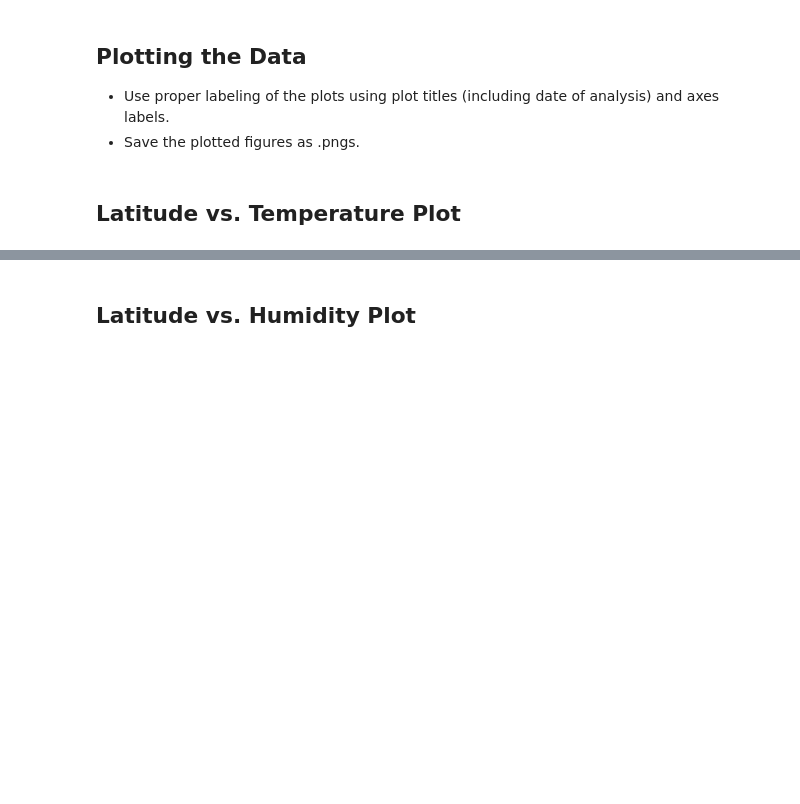
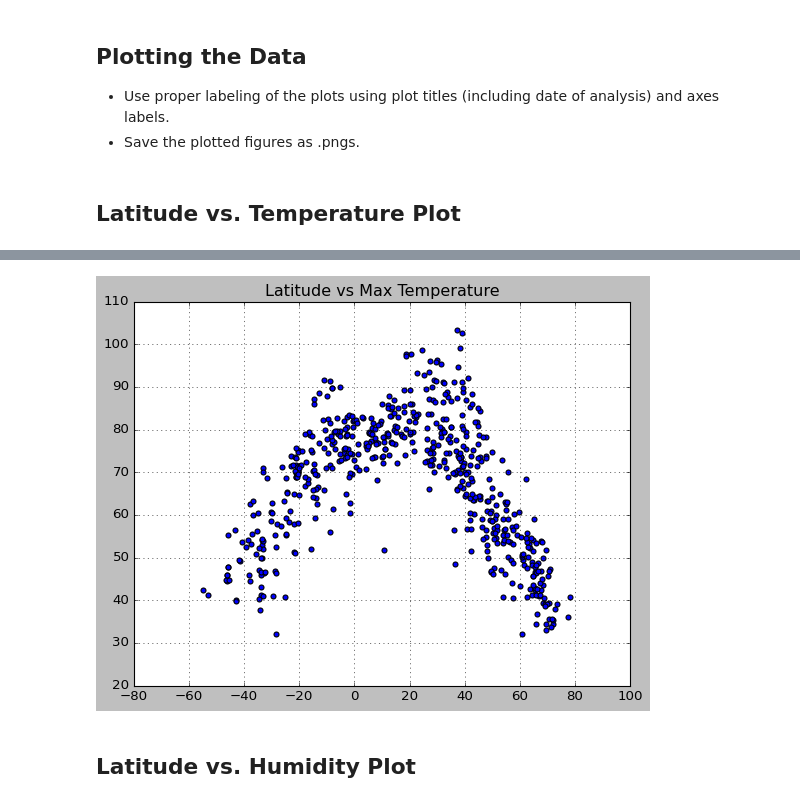
Before and after one commit to strongmachine/API_challenge, a Jupyter notebook: Analysis/WeatherPy.ipynb, the cells around one changed output, grey strips where cells are left out. Drawn from its saved outputs; the diff is of its cells as text; code cells hidden in the pictures; blank space fills up the shorter version.

```diff
--- a/Analysis/WeatherPy.ipynb
+++ b/Analysis/WeatherPy.ipynb
@@ -81,7 +79,7 @@ sunrise_list = []
 
 all_data = []
 url = "http://api.openweathermap.org/data/2.5/weather?units=Imperial&APPID=" + weather_api_key
-for city in cities[0:10]:
+for city in cities[0:629]:
     try:
         # city = cities[0]
         city_data = requests.get(f'{url}&q={city.replace(" ", "+")}').json()
@@ -213,2 +217,15 @@ Int64Index([], dtype='int64')
+# %%
+x_val = cities_df['Latitude']
+y_val = cities_df['Temperature']
+plt.scatter(x_val, y_val)
+# plt.xlabel("Latitude")
+# plt.ylabel("Max Temperature (F)")
+plt.title("Latitude vs Max Temperature")
+plt.style.use("classic")
+plt.grid()
+plt.savefig("Latitude vs Max Temperature.png")
+plt.show()
+# %% [output]
+[figure, added]
 # %% [markdown]
 ## Latitude vs. Humidity Plot
```
Also changed, not shown: parts of 31 cells of this notebook, 13 other files.
